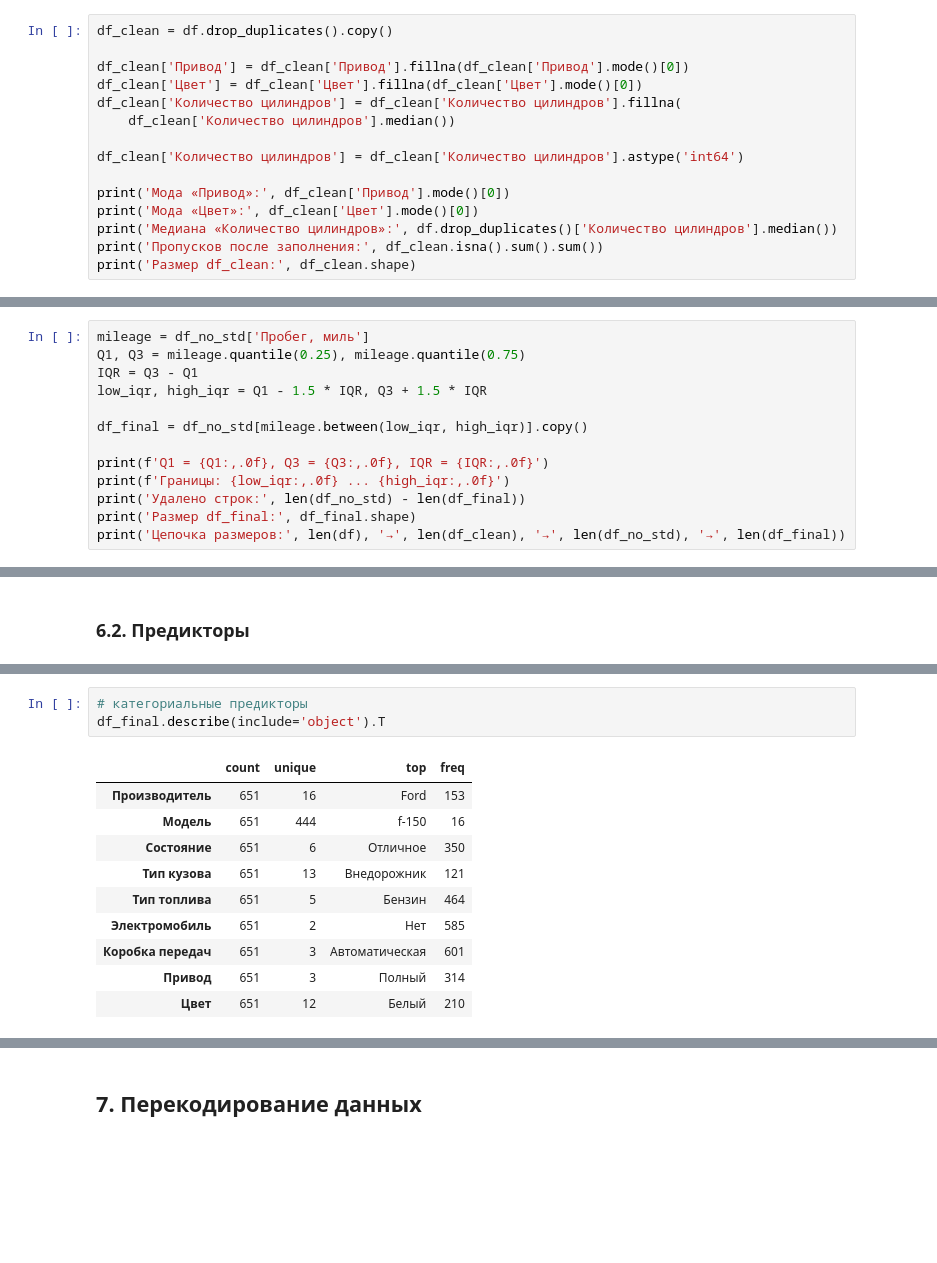
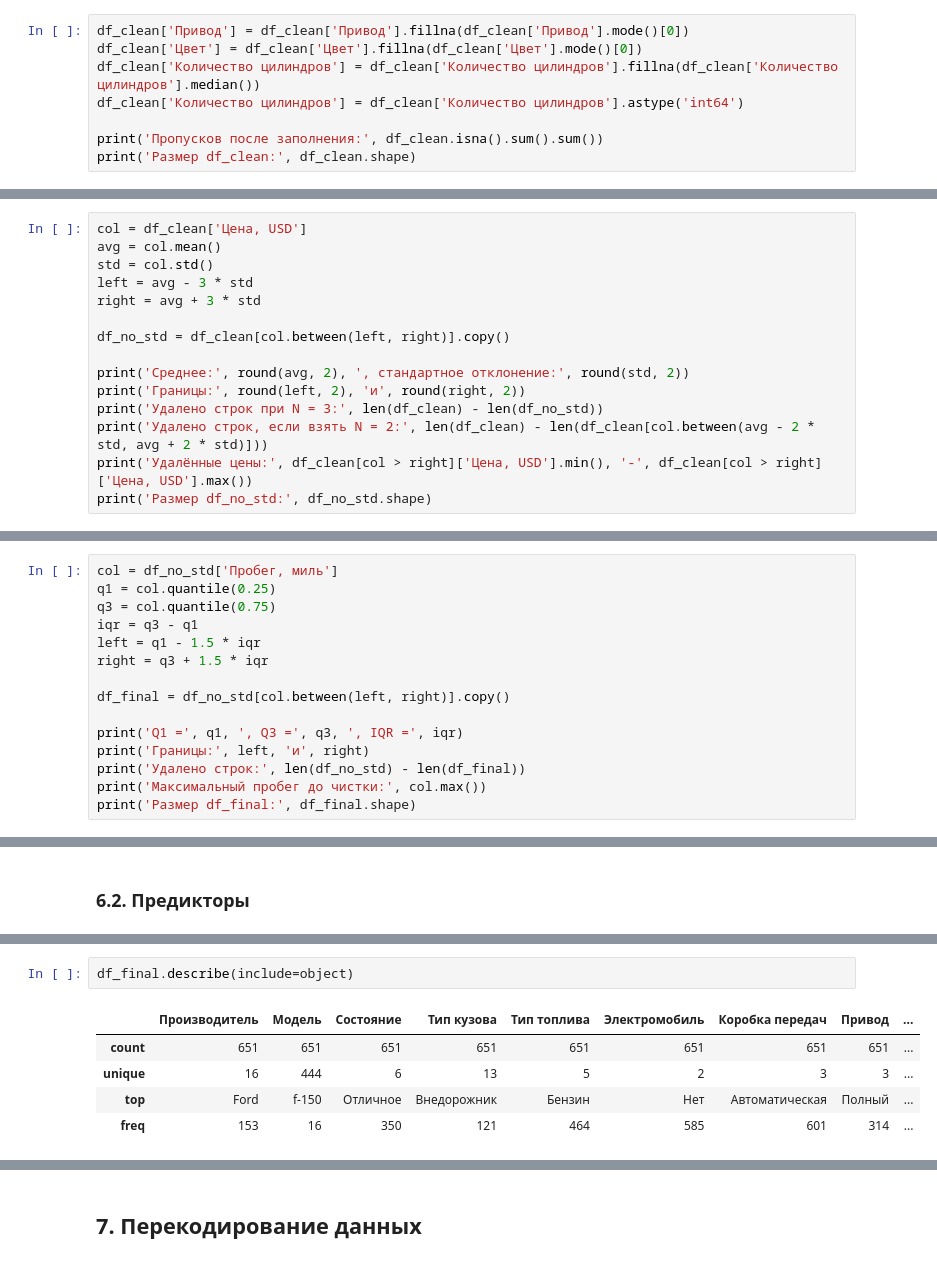
Before and after one commit to pavchundg/project-andan, a Jupyter notebook: Проект_анализ_цен_автомобилей.ipynb, the cells around one changed output, grey strips where cells are left out. Saved outputs shown, nothing was run; the diff lists cells and outputs as text; blank space fills up the shorter version.

```diff
--- a/Проект_анализ_цен_автомобилей.ipynb
+++ b/Проект_анализ_цен_автомобилей.ipynb
@@ -114,16 +139,9 @@ print('Полных дубликатов строк:', df.duplicated().sum())
 # %%
-df_clean = df.drop_duplicates().copy()
-
 df_clean['Привод'] = df_clean['Привод'].fillna(df_clean['Привод'].mode()[0])
 df_clean['Цвет'] = df_clean['Цвет'].fillna(df_clean['Цвет'].mode()[0])
-df_clean['Количество цилиндров'] = df_clean['Количество цилиндров'].fillna(
-    df_clean['Количество цилиндров'].median())
-
+df_clean['Количество цилиндров'] = df_clean['Количество цилиндров'].fillna(df_clean['Количество цилиндров'].median())
 df_clean['Количество цилиндров'] = df_clean['Количество цилиндров'].astype('int64')
 
-print('Мода «Привод»:', df_clean['Привод'].mode()[0])
-print('Мода «Цвет»:', df_clean['Цвет'].mode()[0])
-print('Медиана «Количество цилиндров»:', df.drop_duplicates()['Количество цилиндров'].median())
 print('Пропусков после заполнения:', df_clean.isna().sum().sum())
 print('Размер df_clean:', df_clean.shape)
 # %% [output]
@@ -201,0 +197,15 @@ print('Размер df_no_std:', df_no_std.shape)
+# %%
+col = df_clean['Цена, USD']
+avg = col.mean()
+std = col.std()
+left = avg - 3 * std
+right = avg + 3 * std
+
+df_no_std = df_clean[col.between(left, right)].copy()
+
+print('Среднее:', round(avg, 2), ', стандартное отклонение:', round(std, 2))
+print('Границы:', round(left, 2), 'и', round(right, 2))
+print('Удалено строк при N = 3:', len(df_clean) - len(df_no_std))
+print('Удалено строк, если взять N = 2:', len(df_clean) - len(df_clean[col.between(avg - 2 * std, avg + 2 * std)]))
+print('Удалённые цены:', df_clean[col > right]['Цена, USD'].min(), '-', df_clean[col > right]['Цена, USD'].max())
+print('Размер df_no_std:', df_no_std.shape)
@@ -211,14 +229,16 @@ print('Размер df_no_std:', df_no_std.shape)
 # %%
-mileage = df_no_std['Пробег, миль']
-Q1, Q3 = mileage.quantile(0.25), mileage.quantile(0.75)
-IQR = Q3 - Q1
-low_iqr, high_iqr = Q1 - 1.5 * IQR, Q3 + 1.5 * IQR
+col = df_no_std['Пробег, миль']
+q1 = col.quantile(0.25)
+q3 = col.quantile(0.75)
+iqr = q3 - q1
+left = q1 - 1.5 * iqr
+right = q3 + 1.5 * iqr
 
-df_final = df_no_std[mileage.between(low_iqr, high_iqr)].copy()
+df_final = df_no_std[col.between(left, right)].copy()
 
-print(f'Q1 = {Q1:,.0f}, Q3 = {Q3:,.0f}, IQR = {IQR:,.0f}')
-print(f'Границы: {low_iqr:,.0f} ... {high_iqr:,.0f}')
+print('Q1 =', q1, ', Q3 =', q3, ', IQR =', iqr)
+print('Границы:', left, 'и', right)
 print('Удалено строк:', len(df_no_std) - len(df_final))
+print('Максимальный пробег до чистки:', col.max())
 print('Размер df_final:', df_final.shape)
-print('Цепочка размеров:', len(df), '→', len(df_clean), '→', len(df_no_std), '→', len(df_final))
 # %% [output]
@@ -436,19 +526,13 @@ df_final[['Возраст автомобиля, лет', 'Пробег, миль
 | 75% | 11.00 | 129345.50 | 8.00 |
 | max | 31.00 | 260000.00 | 10.00 |
 # %%
-# категориальные предикторы
-df_final.describe(include='object').T
+df_final.describe(include=object)
 # %% [output]
-|  | count | unique | top | freq |
-| Производитель | 651 | 16 | Ford | 153 |
-| Модель | 651 | 444 | f-150 | 16 |
-| Состояние | 651 | 6 | Отличное | 350 |
-| Тип кузова | 651 | 13 | Внедорожник | 121 |
-| Тип топлива | 651 | 5 | Бензин | 464 |
-| Электромобиль | 651 | 2 | Нет | 585 |
-| Коробка передач | 651 | 3 | Автоматическая | 601 |
-| Привод | 651 | 3 | Полный | 314 |
-| Цвет | 651 | 12 | Белый | 210 |
+|  | Производитель | Модель | Состояние | Тип кузова | Тип топлива | Электромобиль | Коробка передач | Привод | ... |
+| count | 651 | 651 | 651 | 651 | 651 | 651 | 651 | 651 | ... |
+| unique | 16 | 444 | 6 | 13 | 5 | 2 | 3 | 3 | ... |
+| top | Ford | f-150 | Отличное | Внедорожник | Бензин | Нет | Автоматическая | Полный | ... |
+| freq | 153 | 16 | 350 | 121 | 464 | 585 | 601 | 314 | ... |
 # %% [markdown]
 **Интерпретация описательных статистик предикторов:**
 
```
Also changed, not shown: parts of 138 cells of this notebook, 2 other files.
